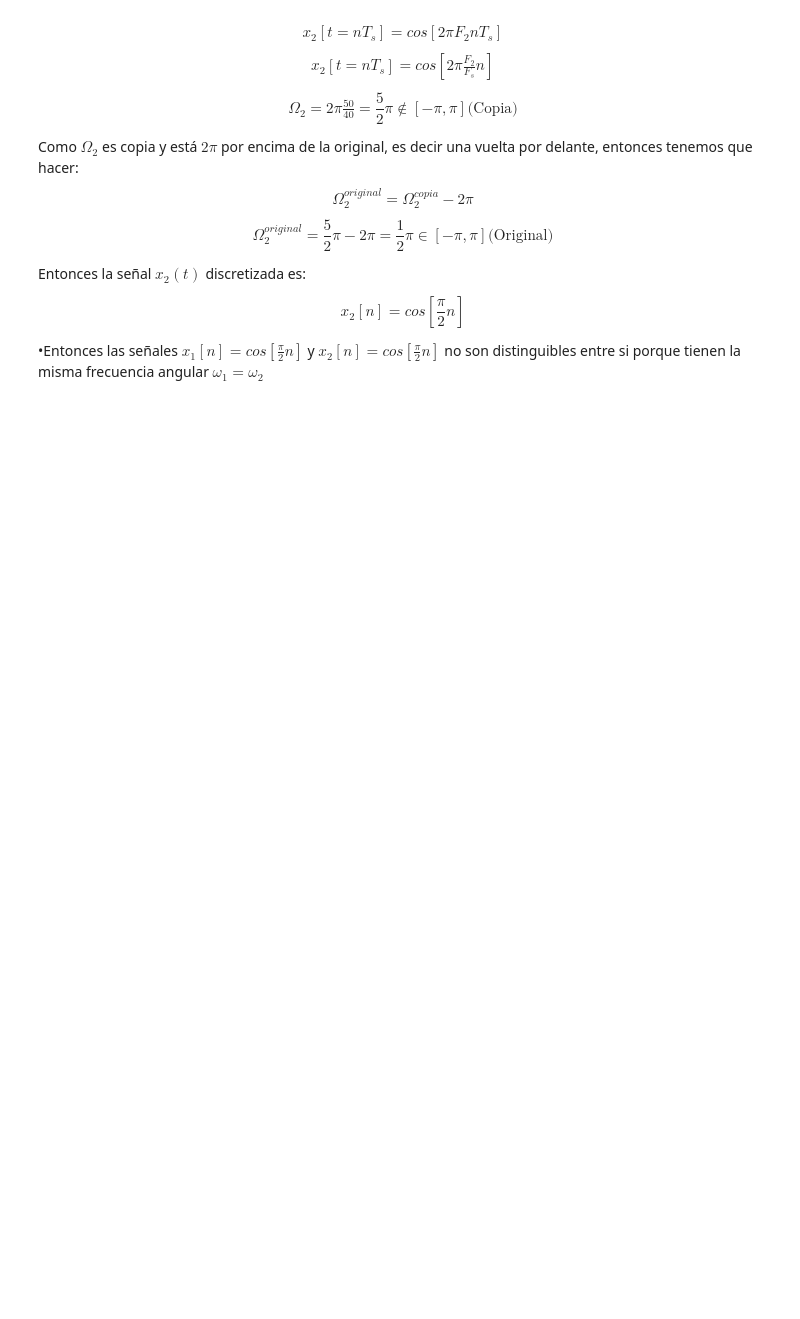
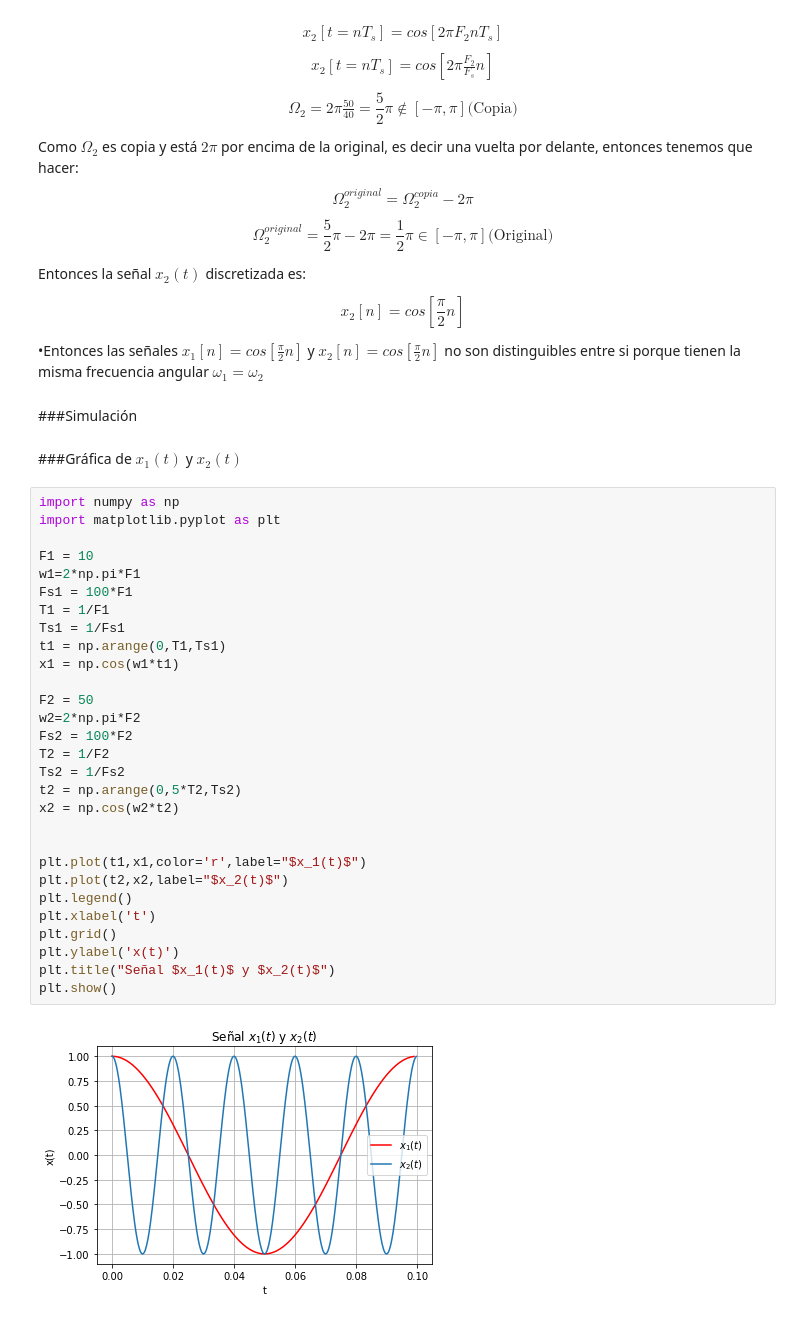
Before and after one commit to aguaranguay/se-ales, a Jupyter notebook: Taller1.ipynb, the cells around one changed output. Drawn from its saved outputs; the diff is of its cells as text; blank space fills up the shorter version.

```diff
--- a/Taller1.ipynb
+++ b/Taller1.ipynb
@@ -931,3 +931,38 @@ Entonces la señal $x_2(t)$ discretizada es:
 $$x_2[n] = cos[ \frac{\pi}{2} n] $$
 
 •Entonces las señales $x_1[n] = cos[ \frac{\pi}{2} n]$ y $x_2[n] = cos[ \frac{\pi}{2} n]$ no son distinguibles entre si porque tienen la misma frecuencia angular $\omega_1 = \omega_2 $
+# %% [markdown]
+###Simulación
+# %% [markdown]
+###Gráfica de $x_1(t)$ y $x_2(t)$
+# %%
+import numpy as np
+import matplotlib.pyplot as plt
+
+F1 = 10
+w1=2*np.pi*F1
+Fs1 = 100*F1
+T1 = 1/F1
+Ts1 = 1/Fs1
+t1 = np.arange(0,T1,Ts1)
+x1 = np.cos(w1*t1)
+
+F2 = 50
+w2=2*np.pi*F2
+Fs2 = 100*F2
+T2 = 1/F2
+Ts2 = 1/Fs2
+t2 = np.arange(0,5*T2,Ts2)
+x2 = np.cos(w2*t2)
+
+
+plt.plot(t1,x1,color='r',label="$x_1(t)$")
+plt.plot(t2,x2,label="$x_2(t)$")
+plt.legend()
+plt.xlabel('t')
+plt.grid()
+plt.ylabel('x(t)')
+plt.title("Señal $x_1(t)$ y $x_2(t)$")
+plt.show()
+# %% [output]
+[figure, added]
```
Also changed, not shown: parts of 8 cells of this notebook.
